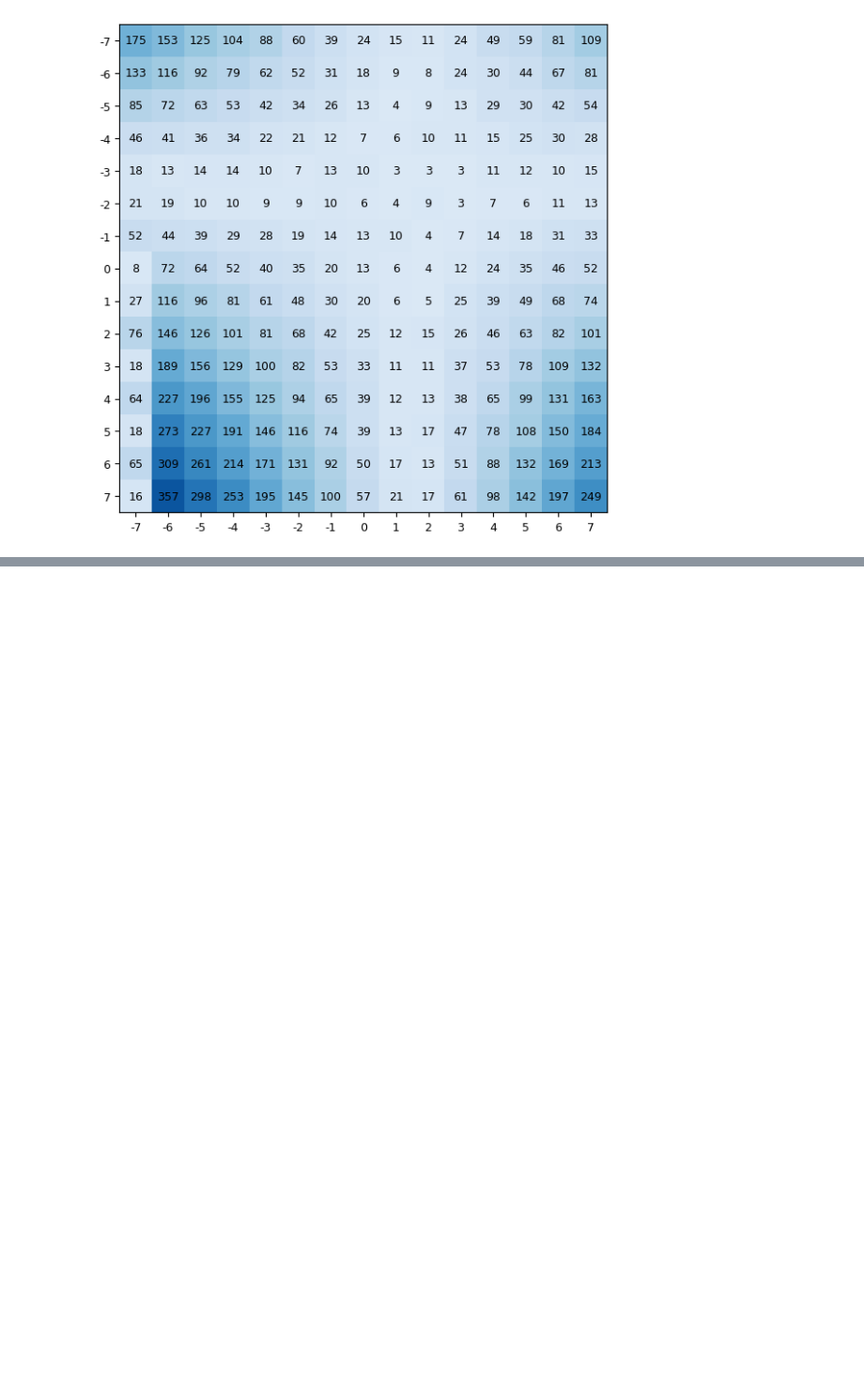
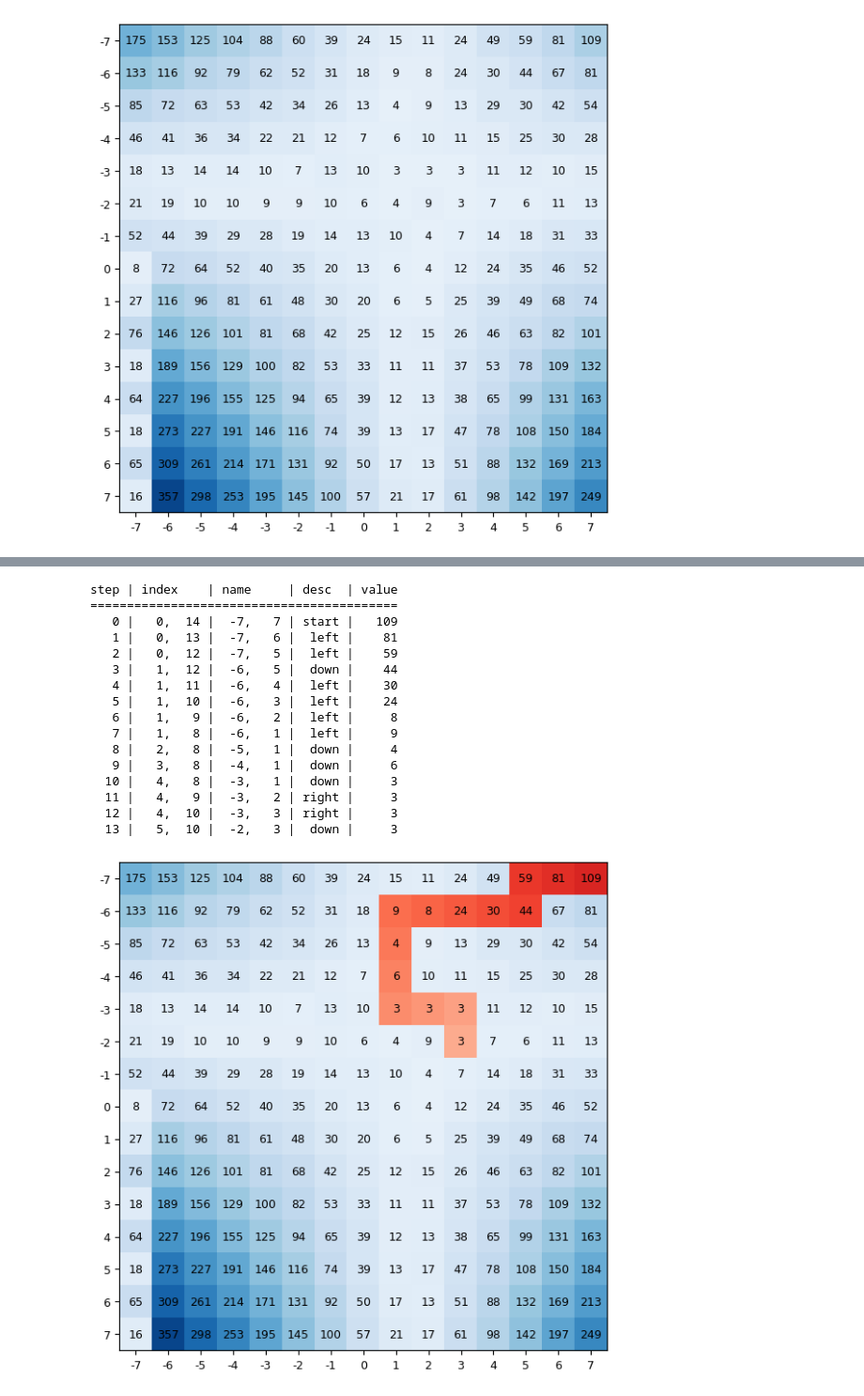
Before and after one commit to thejoggeli/mse_algorithms, a Jupyter notebook: optimiz/local.ipynb, the cells around one changed output, grey strips where cells are left out. Shown at 94% size. Saved outputs shown, nothing was run; the diff lists cells and outputs as text; code cells hidden in the pictures; blank space fills up the shorter version.

Commit message:
tabu search

```diff
--- a/optimiz/local.ipynb
+++ b/optimiz/local.ipynb
@@ -56,2 +60,27 @@ optimiz.draw(path=path)
 [figure]
+# %%
+start = optimiz.name_to_index(-7,7)
+path = optimiz.tabu_search(start=start, t=3, max_steps=14)
+OptimizGrid.print_path(path)
+
+plt.rcParams['figure.figsize'] = (7,7)
+optimiz.draw(path=path)
+# %% [output]
+step | index    | name     | desc  | value
+==========================================
+   0 |   0,  14 |  -7,   7 | start |   109
+   1 |   0,  13 |  -7,   6 |  left |    81
+   2 |   0,  12 |  -7,   5 |  left |    59
+   3 |   1,  12 |  -6,   5 |  down |    44
+   4 |   1,  11 |  -6,   4 |  left |    30
+   5 |   1,  10 |  -6,   3 |  left |    24
+   6 |   1,   9 |  -6,   2 |  left |     8
+   7 |   1,   8 |  -6,   1 |  left |     9
+   8 |   2,   8 |  -5,   1 |  down |     4
+   9 |   3,   8 |  -4,   1 |  down |     6
+  10 |   4,   8 |  -3,   1 |  down |     3
+  11 |   4,   9 |  -3,   2 | right |     3
+  12 |   4,  10 |  -3,   3 | right |     3
+  13 |   5,  10 |  -2,   3 |  down |     3
+[figure, added]
 # %%
```
Also changed, not shown: parts of 4 cells of this notebook, 7 other files.
